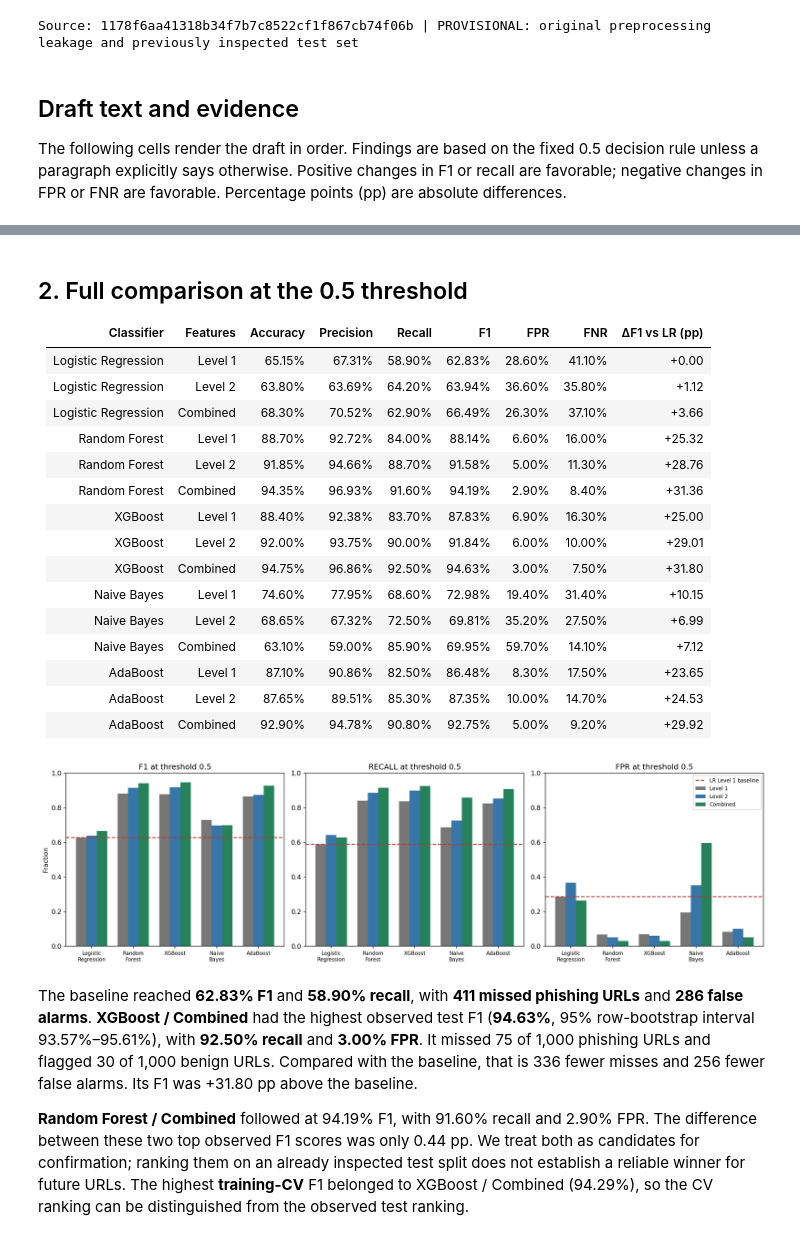
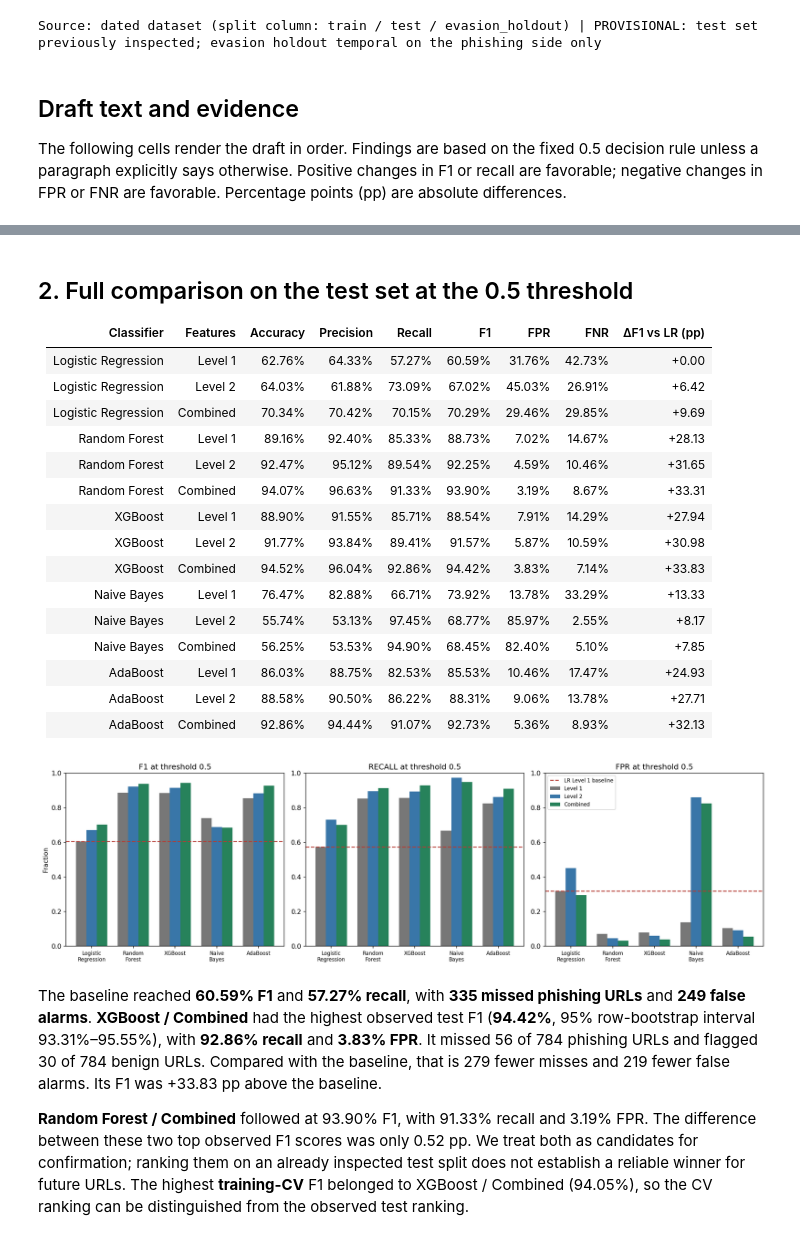
Before and after one commit to WendelLeander/PhishEvade, a Jupyter notebook: Modules/9_preliminary_findings_results_writeup.ipynb, the cells around one changed output, grey strips where cells are left out. Drawn from its saved outputs; the diff is of its cells as text; code cells hidden in the pictures.

Commit message:
Update using Colab

```diff
--- a/Modules/9_preliminary_findings_results_writeup.ipynb
+++ b/Modules/9_preliminary_findings_results_writeup.ipynb
@@ -21,12 +50,16 @@ def read(name):return pd.read_csv(IN/(name+'.csv'))
 m=read('performance_comparison_15');p=read('paired_comparisons');s=read('subset_evaluation');
 r=read('resource_comparison');q=read('data_quality'); imp=read('permutation_importance_combined')
 t=read('tuned_threshold_sensitivity');support=read('subset_support')
+h=read('evasion_holdout_comparison_15');hp=read('evasion_holdout_paired_comparisons')
+gfpr=read('benign_group_fpr');hdom=read('evasion_holdout_domain_overlap')
 meta=json.loads((IN/'evaluation_metadata.json').read_text())
 assert len(m)==15 and m.combination.is_unique and m.threshold.eq(.5).all()
 assert m.groupby('classifier').feature_set.nunique().eq(3).all() and m.classifier.nunique()==5
 assert (m[['tn','fp','fn','tp']].sum(axis=1)==meta['n_test']).all()
-assert set(m.combination)==set(r.combination)==set(t.combination)
-M=m.set_index('combination');R=r.set_index('combination');Q=q.set_index('check').value
+assert set(m.combination)==set(r.combination)==set(t.combination)==set(h.combination) and len(hp)==10
+M=m.set_index('combination');R=r.set_index('combination');Q=q.set_index('check').value;H=h.set_index('combination')
+n_test=meta['n_test'];n_pos=meta['class_counts']['phishing'];n_neg=meta['class_counts']['benign']
+n_train=meta['n_train'];hc=meta['holdout_class_counts'];hd=meta['holdout_phishing_dates']
 base=M.loc['logistic_regression__level_1']; ranked=m.sort_values(['f1','fpr'],ascending=[False,True])
 best=ranked.iloc[0];second=ranked.iloc[1];cv_best=m.loc[m.cv_f1.idxmax()]
 F=['Level 1','Level 2','Combined']
@@ -48,7 +81,7 @@ def chart(name,caption):
     sections.append(f'![{caption}](../milestone8/figures/{name})')
 print('Source:',meta['source_commit_reviewed'],'|',meta['status'])
 # %% [output]
-Source: 1178f6aa41318b34f7b7c8522cf1f867cb74f06b | PROVISIONAL: original preprocessing leakage and previously inspected test set
+Source: dated dataset (split column: train / test / evasion_holdout) | PROVISIONAL: test set previously inspected; evasion holdout temporal on the phishing side only
 # %% [markdown]
 ## Draft text and evidence
 The following cells render the draft in order. Findings are based on the fixed 0.5 decision rule unless a paragraph explicitly says otherwise. Positive changes in F1 or recall are favorable; negative changes in FPR or FNR are favorable. Percentage points (pp) are absolute differences.
@@ -56,22 +89,22 @@ The following cells render the draft in order. Findings are based on the fixed 0
 section(f"""
 # Preliminary findings: PhishEvade
 
-**Status:** Preliminary analysis for panel feedback. These results reproduce the existing saved experiment and are subject to data leakage and test reuse described below.
+**Status:** Preliminary analysis for panel feedback. Scaling is fitted on the training rows only and the evasion holdout was never used for training or tuning; the remaining limitations (test-set reuse, undated benign URLs, shared domains) are described below.
 
 ## 1. Evaluation design
 
-We evaluated five classifiers under three feature configurations: Level 1 (3 basic length features), Level 2 (10 obfuscation-aware features), and Combined (all 13). Module 7 performed a stratified 80:20 split and selected hyperparameters using F1 in five-fold GridSearchCV on the 8,000 training rows. For evaluation, we independently loaded the saved models and used the same {meta['n_test']:,} test URLs, consisting of 1,000 benign and 1,000 phishing URLs. We flagged scores at or above 0.5 as phishing and compared the results with the Module 6 Logistic Regression Level 1 baseline. F1 was our main performance measure; recall, false negative rate (FNR), and false positive rate (FPR) showed the operational cost of missed threats and false alarms.
+We evaluated five classifiers under three feature configurations: Level 1 (3 basic length features), Level 2 (10 obfuscation-aware features), and Combined (all 13). The dataset carries a fixed split. Its newest phishing URLs ({hc['phishing']:,} URLs first seen between {hd[0]} and {hd[1]}, with first-seen dates cross-checked against PhishTank and PhishStats) and {hc['benign']:,} benign URLs form an **evasion-heavy holdout** that was excluded from training, tuning and threshold selection. The remaining URLs were split 80:20 into {n_train:,} training rows and {n_test:,} test rows ({n_neg:,} benign and {n_pos:,} phishing). Module 7 selected hyperparameters using F1 in five-fold GridSearchCV on the training rows, with all feature scaling fitted inside each model pipeline on training rows only. For evaluation, we independently loaded the saved models, flagged scores at or above 0.5 as phishing, and compared the results with the Module 6 Logistic Regression Level 1 baseline. F1 was our main performance measure on the test set; recall, false negative rate (FNR), and false positive rate (FPR) showed the operational cost of missed threats and false alarms. Tuned thresholds are reported only as an adjustment aid.
 
-The artifact checks confirmed that all 15 saved model files matched the manifest, and that their confusion matrices reproduced Module 7's recorded results. The separately loaded Module 6 baseline reproduced the Logistic Regression Level 1 reference. These checks establish that the saved models produce the expected outputs on the original test partition. They do not remove the preprocessing and split limitations.
+The artifact checks confirmed that all 15 saved model files matched the manifest, and that their confusion matrices reproduced Module 7's recorded results. The separately loaded Module 6 baseline reproduced the Logistic Regression Level 1 reference. These checks establish that the saved models produce the expected outputs on the fixed test partition and the evasion holdout. They do not make the previously displayed test set untouched.
 """)
 view=m[['classifier','feature_set','accuracy','precision','recall','f1','fpr','fnr','delta_f1_vs_baseline_pp']].copy()
 for col in ['accuracy','precision','recall','f1','fpr','fnr']:view[col]=view[col].map(pct)
 view['delta_f1_vs_baseline_pp']=view.delta_f1_vs_baseline_pp.map(lambda x:f'{x:+.2f}')
 view.columns=['Classifier','Features','Accuracy','Precision','Recall','F1','FPR','FNR','ΔF1 vs LR (pp)']
-section('## 2. Full comparison at the 0.5 threshold\n\n'+mdtable(view))
+section('## 2. Full comparison on the test set at the 0.5 threshold\n\n'+mdtable(view))
 chart('01_feature_comparison.png','F1, recall and FPR for all 15 combinations relative to the Level 1 Logistic Regression baseline.')
 section(f"""
-The baseline reached **{pct(base.f1)} F1** and **{pct(base.recall)} recall**, with **{int(base.fn)} missed phishing URLs** and **{int(base.fp)} false alarms**. **{label(best)}** had the highest observed test F1 (**{pct(best.f1)}**, 95% row-bootstrap interval {pct(best.f1_ci_low)}–{pct(best.f1_ci_high)}), with **{pct(best.recall)} recall** and **{pct(best.fpr)} FPR**. It missed {int(best.fn)} of 1,000 phishing URLs and flagged {int(best.fp)} of 1,000 benign URLs. Compared with the baseline, that is {int(base.fn-best.fn)} fewer misses and {int(base.fp-best.fp)} fewer false alarms. Its F1 was {pp(best.f1-base.f1)} above the baseline.
+The baseline reached **{pct(base.f1)} F1** and **{pct(base.recall)} recall**, with **{int(base.fn)} missed phishing URLs** and **{int(base.fp)} false alarms**. **{label(best)}** had the highest observed test F1 (**{pct(best.f1)}**, 95% row-bootstrap interval {pct(best.f1_ci_low)}–{pct(best.f1_ci_high)}), with **{pct(best.recall)} recall** and **{pct(best.fpr)} FPR**. It missed {int(best.fn)} of {n_pos:,} phishing URLs and flagged {int(best.fp)} of {n_neg:,} benign URLs. Compared with the baseline, that is {int(base.fn-best.fn)} fewer misses and {int(base.fp-best.fp)} fewer false alarms. Its F1 was {pp(best.f1-base.f1)} above the baseline.
 
 **{label(second)}** followed at {pct(second.f1)} F1, with {pct(second.recall)} recall and {pct(second.fpr)} FPR. The difference between these two top observed F1 scores was only {100*(best.f1-second.f1):.2f} pp. We treat both as candidates for confirmation; ranking them on an already inspected test split does not establish a reliable winner for future URLs. The highest **training-CV** F1 belonged to {label(cv_best)} ({pct(cv_best.cv_f1)}), so the CV ranking can be distinguished from the observed test ranking.
 """)
@@ -88,26 +121,26 @@ The artifact checks confirmed that all 15 saved model files matched the manifest
-## 2. Full comparison at the 0.5 threshold
+## 2. Full comparison on the test set at the 0.5 threshold
 
 | Classifier | Features | Accuracy | Precision | Recall | F1 | FPR | FNR | ΔF1 vs LR (pp) |
 | --- | --- | --- | --- | --- | --- | --- | --- | --- |
-| Logistic Regression | Level 1 | 65.15% | 67.31% | 58.90% | 62.83% | 28.60% | 41.10% | +0.00 |
-| Logistic Regression | Level 2 | 63.80% | 63.69% | 64.20% | 63.94% | 36.60% | 35.80% | +1.12 |
-| Logistic Regression | Combined | 68.30% | 70.52% | 62.90% | 66.49% | 26.30% | 37.10% | +3.66 |
-| Random Forest | Level 1 | 88.70% | 92.72% | 84.00% | 88.14% | 6.60% | 16.00% | +25.32 |
-| Random Forest | Level 2 | 91.85% | 94.66% | 88.70% | 91.58% | 5.00% | 11.30% | +28.76 |
-| Random Forest | Combined | 94.35% | 96.93% | 91.60% | 94.19% | 2.90% | 8.40% | +31.36 |
-| XGBoost | Level 1 | 88.40% | 92.38% | 83.70% | 87.83% | 6.90% | 16.30% | +25.00 |
-| XGBoost | Level 2 | 92.00% | 93.75% | 90.00% | 91.84% | 6.00% | 10.00% | +29.01 |
-| XGBoost | Combined | 94.75% | 96.86% | 92.50% | 94.63% | 3.00% | 7.50% | +31.80 |
-| Naive Bayes | Level 1 | 74.60% | 77.95% | 68.60% | 72.98% | 19.40% | 31.40% | +10.15 |
-| Naive Bayes | Level 2 | 68.65% | 67.32% | 72.50% | 69.81% | 35.20% | 27.50% | +6.99 |
-| Naive Bayes | Combined | 63.10% | 59.00% | 85.90% | 69.95% | 59.70% | 14.10% | +7.12 |
-| AdaBoost | Level 1 | 87.10% | 90.86% | 82.50% | 86.48% | 8.30% | 17.50% | +23.65 |
-| AdaBoost | Level 2 | 87.65% | 89.51% | 85.30% | 87.35% | 10.00% | 14.70% | +24.53 |
-| AdaBoost | Combined | 92.90% | 94.78% | 90.80% | 92.75% | 5.00% | 9.20% | +29.92 |
+| Logistic Regression | Level 1 | 62.76% | 64.33% | 57.27% | 60.59% | 31.76% | 42.73% | +0.00 |
+| Logistic Regression | Level 2 | 64.03% | 61.88% | 73.09% | 67.02% | 45.03% | 26.91% | +6.42 |
+| Logistic Regression | Combined | 70.34% | 70.42% | 70.15% | 70.29% | 29.46% | 29.85% | +9.69 |
+| Random Forest | Level 1 | 89.16% | 92.40% | 85.33% | 88.73% | 7.02% | 14.67% | +28.13 |
+| Random Forest | Level 2 | 92.47% | 95.12% | 89.54% | 92.25% | 4.59% | 10.46% | +31.65 |
+| Random Forest | Combined | 94.07% | 96.63% | 91.33% | 93.90% | 3.19% | 8.67% | +33.31 |
+| XGBoost | Level 1 | 88.90% | 91.55% | 85.71% | 88.54% | 7.91% | 14.29% | +27.94 |
+| XGBoost | Level 2 | 91.77% | 93.84% | 89.41% | 91.57% | 5.87% | 10.59% | +30.98 |
+| XGBoost | Combined | 94.52% | 96.04% | 92.86% | 94.42% | 3.83% | 7.14% | +33.83 |
+| Naive Bayes | Level 1 | 76.47% | 82.88% | 66.71% | 73.92% | 13.78% | 33.29% | +13.33 |
+| Naive Bayes | Level 2 | 55.74% | 53.13% | 97.45% | 68.77% | 85.97% | 2.55% | +8.17 |
+| Naive Bayes | Combined | 56.25% | 53.53% | 94.90% | 68.45% | 82.40% | 5.10% | +7.85 |
+| AdaBoost | Level 1 | 86.03% | 88.75% | 82.53% | 85.53% | 10.46% | 17.47% | +24.93 |
+| AdaBoost | Level 2 | 88.58% | 90.50% | 86.22% | 88.31% | 9.06% | 13.78% | +27.71 |
+| AdaBoost | Combined | 92.86% | 94.44% | 91.07% | 92.73% | 5.36% | 8.93% | +32.13 |
-[figure, old version]
+[figure, new version]
-The baseline reached **62.83% F1** and **58.90% recall**, with **411 missed phishing URLs** and **286 false alarms**. **XGBoost / Combined** had the highest observed test F1 (**94.63%**, 95% row-bootstrap interval 93.57%–95.61%), with **92.50% recall** and **3.00% FPR**. It missed 75 of 1,000 phishing URLs and flagged 30 of 1,000 benign URLs. Compared with the baseline, that is 336 fewer misses and 256 fewer false alarms. Its F1 was +31.80 pp above the baseline.
+The baseline reached **60.59% F1** and **57.27% recall**, with **335 missed phishing URLs** and **249 false alarms**. **XGBoost / Combined** had the highest observed test F1 (**94.42%**, 95% row-bootstrap interval 93.31%–95.55%), with **92.86% recall** and **3.83% FPR**. It missed 56 of 784 phishing URLs and flagged 30 of 784 benign URLs. Compared with the baseline, that is 279 fewer misses and 219 fewer false alarms. Its F1 was +33.83 pp above the baseline.
 
-**Random Forest / Combined** followed at 94.19% F1, with 91.60% recall and 2.90% FPR. The difference between these two top observed F1 scores was only 0.44 pp. We treat both as candidates for confirmation; ranking them on an already inspected test split does not establish a reliable winner for future URLs. The highest **training-CV** F1 belonged to XGBoost / Combined (94.29%), so the CV ranking can be distinguished from the observed test ranking.
+**Random Forest / Combined** followed at 93.90% F1, with 91.33% recall and 3.19% FPR. The difference between these two top observed F1 scores was only 0.52 pp. We treat both as candidates for confirmation; ranking them on an already inspected test split does not establish a reliable winner for future URLs. The highest **training-CV** F1 belonged to XGBoost / Combined (94.05%), so the CV ranking can be distinguished from the observed test ranking.
 # %%
 abl=[]
 for c in C:
```
Also changed, not shown: parts of 12 cells of this notebook.
